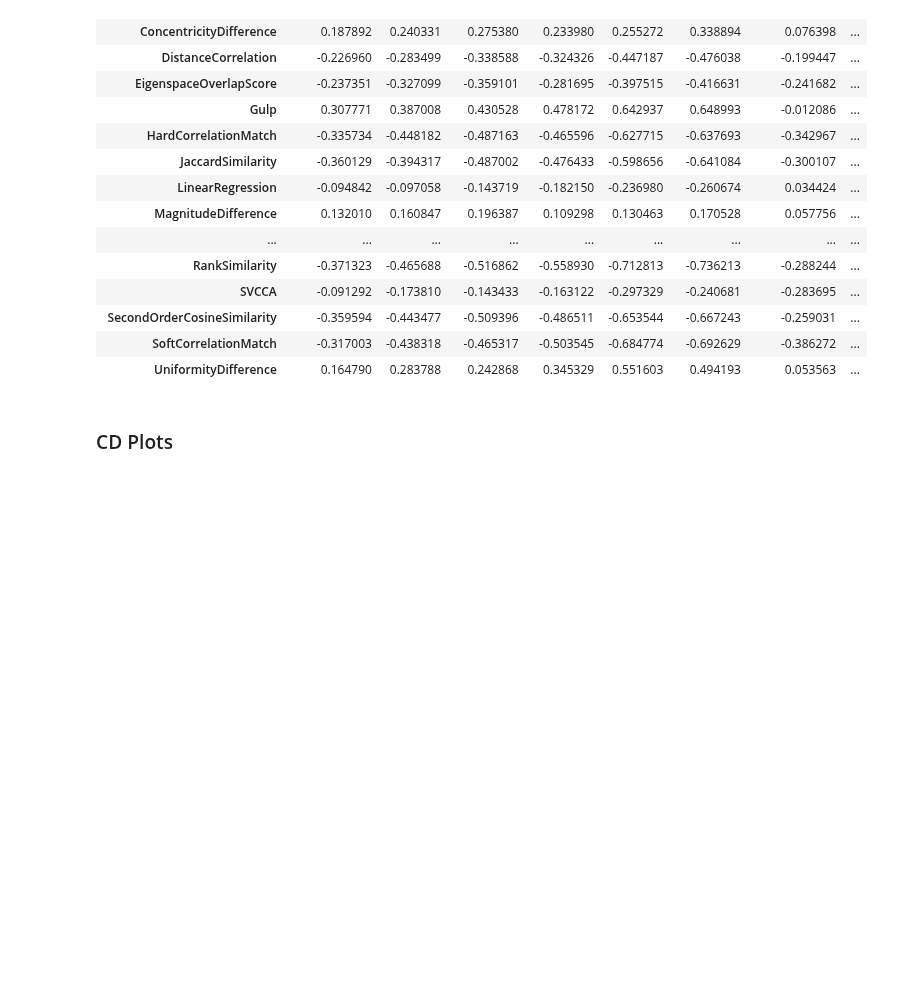
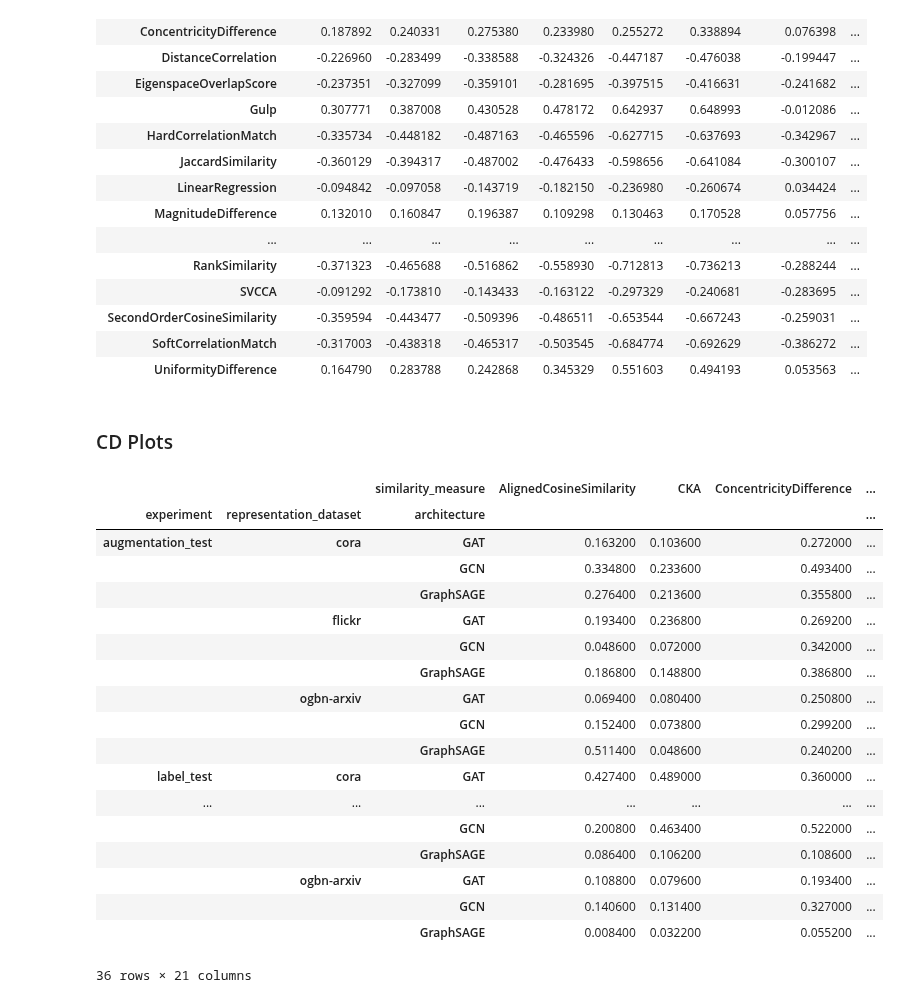
Before and after one commit to TaWald/similaritybench, a Jupyter notebook: graphs/notebooks/tables.ipynb, the cells around one changed output. Cells and saved outputs as stored; diff of their text form; code cells hidden in the pictures; blank space fills up the shorter version.

```diff
--- a/graphs/notebooks/tables.ipynb
+++ b/graphs/notebooks/tables.ipynb
@@ -428,3 +449,25 @@ fig = plt.gcf()
 fig.set_size_inches(PLOTS_CD_WIDTH, PLOTS_CD_HEIGHT)
 plt.savefig(f"cd_test.png", bbox_inches="tight")
 plt.close()
+# %%
+get_autorank_df()
+# %% [output]
+|  |  | similarity_measure | AlignedCosineSimilarity | CKA | ConcentricityDifference | ... |
+| experiment | representation_dataset | architecture |  |  |  | ... |
+| augmentation_test | cora | GAT | 0.163200 | 0.103600 | 0.272000 | ... |
+|  |  | GCN | 0.334800 | 0.233600 | 0.493400 | ... |
+|  |  | GraphSAGE | 0.276400 | 0.213600 | 0.355800 | ... |
+|  | flickr | GAT | 0.193400 | 0.236800 | 0.269200 | ... |
+|  |  | GCN | 0.048600 | 0.072000 | 0.342000 | ... |
+|  |  | GraphSAGE | 0.186800 | 0.148800 | 0.386800 | ... |
+|  | ogbn-arxiv | GAT | 0.069400 | 0.080400 | 0.250800 | ... |
+|  |  | GCN | 0.152400 | 0.073800 | 0.299200 | ... |
+|  |  | GraphSAGE | 0.511400 | 0.048600 | 0.240200 | ... |
+| label_test | cora | GAT | 0.427400 | 0.489000 | 0.360000 | ... |
+| ... | ... | ... | ... | ... | ... | ... |
+|  |  | GCN | 0.200800 | 0.463400 | 0.522000 | ... |
+|  |  | GraphSAGE | 0.086400 | 0.106200 | 0.108600 | ... |
+|  | ogbn-arxiv | GAT | 0.108800 | 0.079600 | 0.193400 | ... |
+|  |  | GCN | 0.140600 | 0.131400 | 0.327000 | ... |
+|  |  | GraphSAGE | 0.008400 | 0.032200 | 0.055200 | ... |
+36 rows × 21 columns
```
Also changed, not shown: parts of 2 cells of this notebook.
